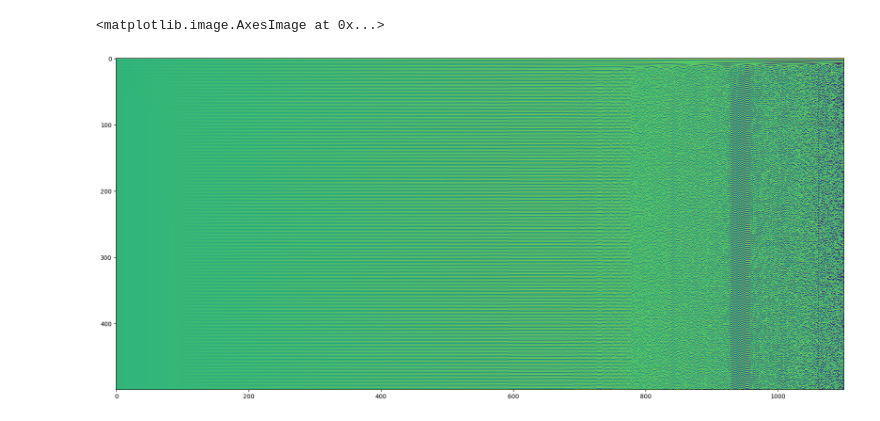
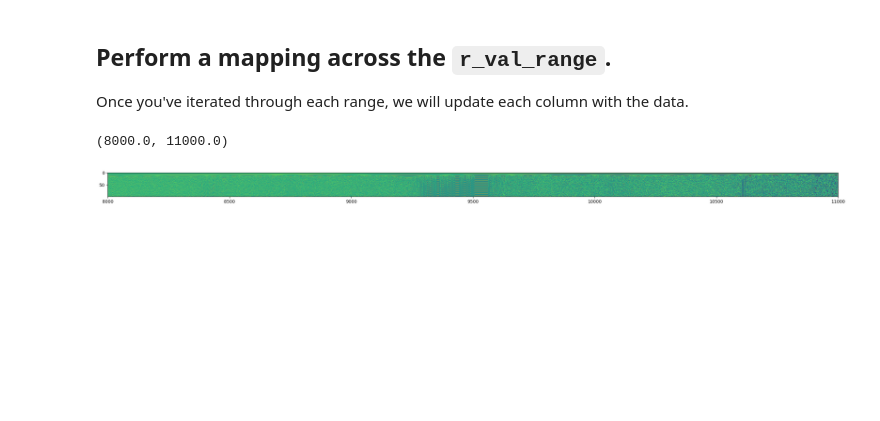
Before and after one commit to SidWDigital/python-group-itertools, a Jupyter notebook: itertools_exercises.ipynb, the cells around one changed output. Saved outputs shown, nothing was run; the diff lists cells and outputs as text; code cells hidden in the pictures; blank space fills up the shorter version.

```diff
--- a/itertools_exercises.ipynb
+++ b/itertools_exercises.ipynb
@@ -42,23 +421,37 @@ list(next(evens) for _ in range(5))
 # %%
-r_val_range = list(more_it.numeric_range(2.9,4,0.001))
-no_runs = 500
+
+# Value range for r
+r_val_range = list(more_it.numeric_range(2.9,4,0.0001))
+
+# Number of iterations
+no_runs = 100
+
+# Initial starting condition
 init_val = 0.57
-r_val_array = np.zeros((no_runs,len(r_val_range)))
+
+# Use numpy to pre-allocate the space to update during the mapping.
+
+logistic_map_array = np.zeros((no_runs,len(r_val_range)))
+# %% [markdown]
+## Perform a mapping across the `r_val_range`.
+
+Once you've iterated through each range, we will update each column with the data.
 # %%
 for i,this_r_val in enumerate(r_val_range):
 
     # Set up an iterator
     log_map = first_order_logistic_map(this_r_val,init_val)
 
     # Consume the iterator
     log_map_num = (list(next(log_map) for _ in range(no_runs)))
 
     # Allocate values of the iterator to pre-allocated matrix
-    r_val_array[:,i] = log_map_num
+    logistic_map_array[:,i] = log_map_num
+
+# Let's visualize the data.
+plt.figure(figsize=(30,20))
+plt.imshow(logistic_map_array)
+plt.xlim([8000, logistic_map_array.shape[1]])
+# %% [output]
+(8000.0, 11000.0)
+[figure, added]
-# %%
-
-plt.figure(figsize=(30,10))
-plt.imshow(r_val_array)
-# %% [output]
-<matplotlib.image.AxesImage at 0x...>
-[figure, removed]
```
Also changed, not shown: parts of 27 cells of this notebook, 5 other files.
